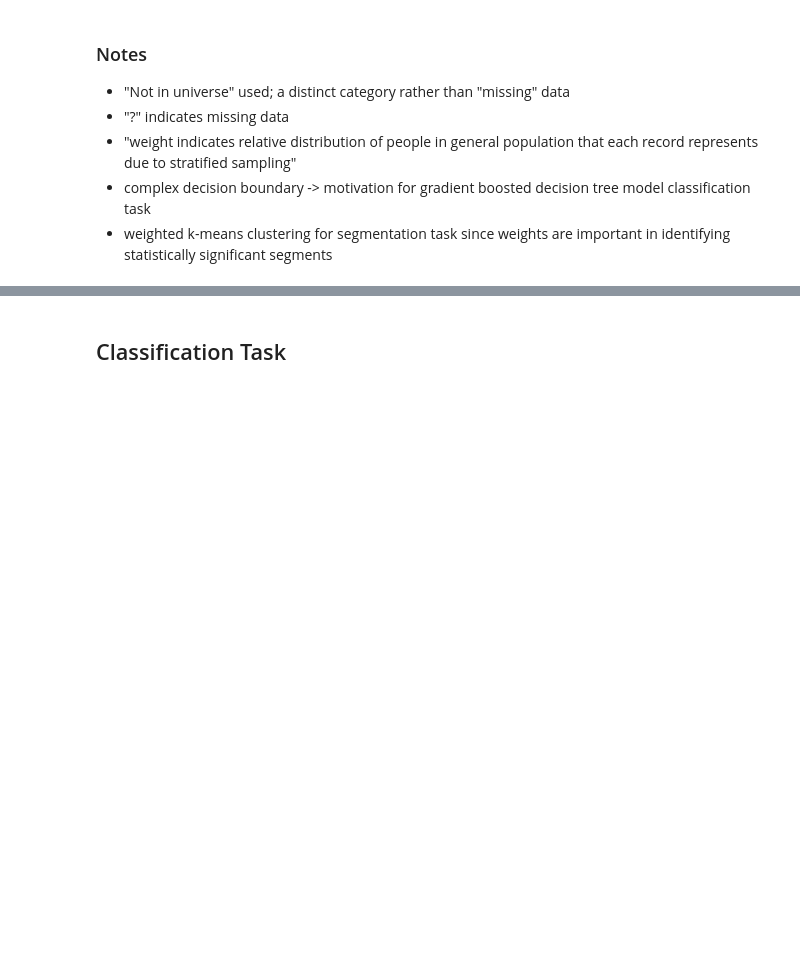
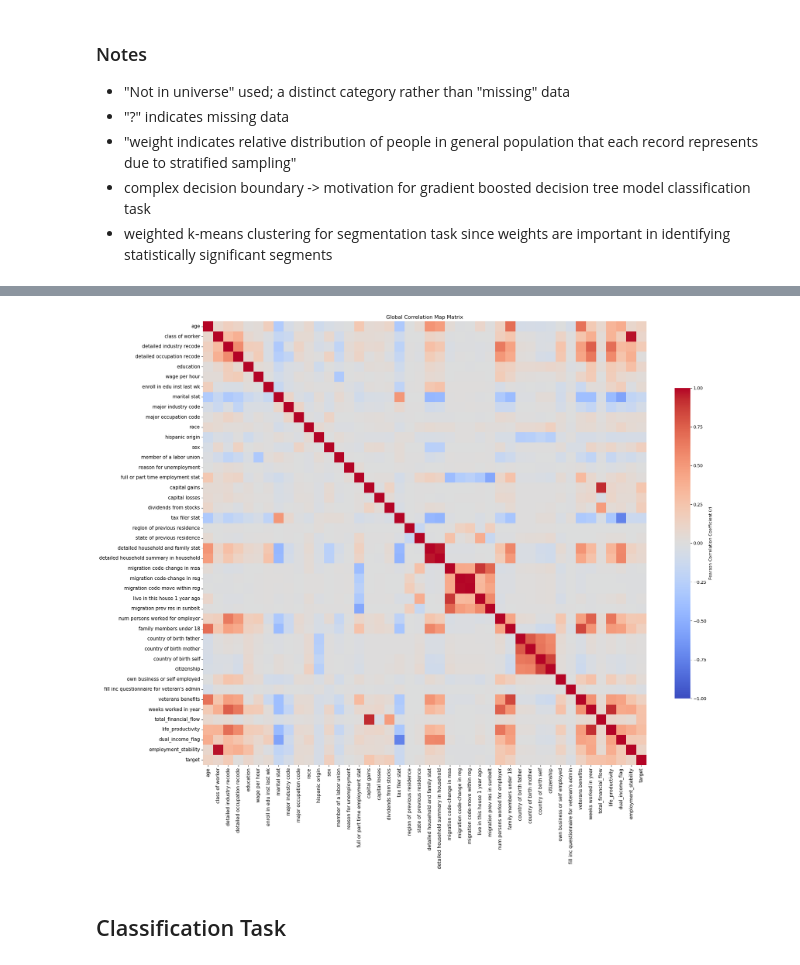
Before and after one commit to dorybphp/MarketingMLProject, a Jupyter notebook: DataObservationAndPlanning.ipynb, the cells around one changed output, grey strips where cells are left out. Saved outputs shown, nothing was run; the diff lists cells and outputs as text; code cells hidden in the pictures; blank space fills up the shorter version.

```diff
--- a/DataObservationAndPlanning.ipynb
+++ b/DataObservationAndPlanning.ipynb
@@ -39,2 +109,26 @@ df.head()
+# %%
+# correlation matrix
+plt.figure(figsize=(22, 18))
+
+sns.heatmap(
+    corr_matrix,
+    annot=False,
+    cmap='coolwarm',
+    square=True,
+    vmin=-1, vmax=1,
+    cbar_kws={'shrink': 0.7, 'label': 'Pearson Correlation Coefficient ($r$)'}
+)
+
+plt.title('Global Correlation Map Matrix')
+
+# label rotation and font sixes for readability
+plt.xticks(rotation=90, fontsize=11)
+plt.yticks(rotation=0, fontsize=11)
+
+plt.tight_layout()
+# plt.savefig(global_correlation_matrix.png', dpi=300, bbox_inches='tight')
+plt.show()
+# %% [output]
+[figure, added]
 # %% [markdown]
 ## Classification Task
```
Also changed, not shown: parts of 12 cells of this notebook.
